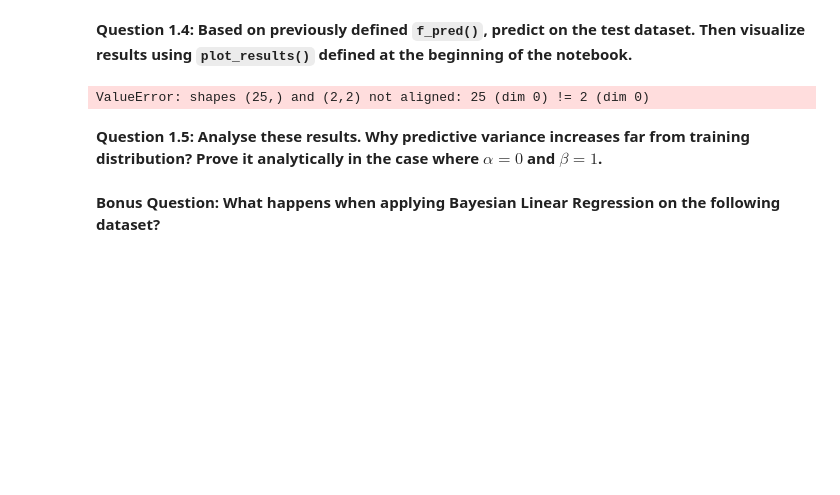
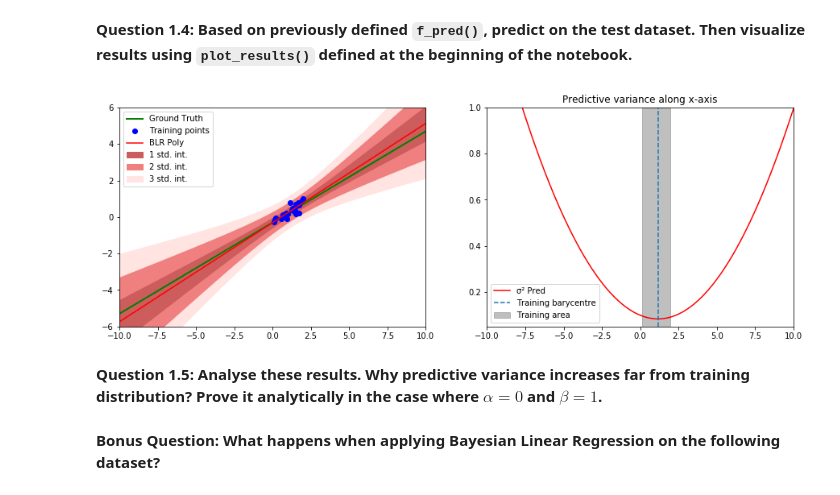
Before and after one commit to rogerlucena/rdfia, a Jupyter notebook: TDs/bloc-3/TP1_Bayesian_Linear_Regression.ipynb, the cells around one changed output. Drawn from its saved outputs; the diff is of its cells as text; code cells hidden in the pictures; blank space fills up the shorter version.

```diff
--- a/TDs/bloc-3/TP1_Bayesian_Linear_Regression.ipynb
+++ b/TDs/bloc-3/TP1_Bayesian_Linear_Regression.ipynb
@@ -205,27 +205,36 @@ def closed_form(func, X_train, y_train, alpha, beta):
     Args:
       func: (function) the basis function used
       X_train: (array) train inputs, sized [N,]
-      y_train: (array) train labels, sized [N, ]
+      y_train: (array) train labels, sized [N,]
       alpha: (float) prior precision parameter
       beta: (float) noise precision parameter
 
     Returns:
       (function) prediction function, returning itself both mean and std
     """
-    phi = func(X_train) # N x p+1
+    phi = func(X_train) # dim: (N, p+1)
     p = phi.shape[1]-1
 
-    sigma_inv = alpha * np.eye(p+1) + beta * phi.transpose() @ phi # p+1 x p+1
-    sigma = np.linalg.inv(sigma_inv) # p+1 x p+1
-    mu = beta * sigma @ phi.transpose() @ y_train # p+1 x 1
-    print('X_train.shape', X_train.shape)
+    sigma_inv_N = alpha + beta * phi.T @ phi # dim: (p+1, p+1)
+    sigma_N = np.linalg.inv(sigma_inv_N) # dim: (p+1, p+1)
+    mu = beta * (sigma_N @ phi.T @ y_train)
+    mu = mu.reshape(-1, 1) # dim: (p+1, 1)
+
+    # print('X_train.shape', X_train.shape)
+    # print('sigma_N.shape', sigma_N.shape) # dim: (2, 2)
 
     #TO DO
-    def f_model(x) :
-        mean = mu.transpose() @ phi @ x # 1 x p+1
-        variance = 1/beta + phi @ x.T @ sigma @ phi @ x
+    def f_model(x):
+        phi_x = func(x) # dim: (1, p+1)
+        mean = mu.T @ phi_x.T # dim: (1, p+1)
+        variance = 1/beta + phi_x @ sigma_N.T @ phi_x.T
+
         return mean, variance**(0.5)
 
+        # print('x.shape:', x.shape) # dim: (1, 1)
+        # print('phi_x.shape:', phi_x.shape) # dim: (1, 2)
+        # print('mu.shape:', mu.shape) # dim: (2, 1)
+
     return f_model
 # %%
 f_pred = closed_form(phi_linear, dataset_linear['X_train'], dataset_linear['y_train'],
@@ -237,24 +244,31 @@ X_train.shape (25,)
 # %%
 # TO DO : predict on test dataset and visualize results
 X_test = dataset_linear['X_test']
 y_test = dataset_linear['y_test']
 y_pred = []
 std_pred = []
-phi = phi_linear(X_test)
 
 for i in range(X_test.shape[0]):
-    x = phi[i]
-    mean, std = f_pred(x)
-    pred = np.random.normal(mean, std)
+    x = X_test[i]
+    mean, std = f_pred(x.reshape(1, -1))
+    mean = mean[0, 0]
+    std = std[0, 0]
+    pred = mean
     y_pred.append(pred)
     std_pred.append(std)
 
 y_pred = np.array(y_pred)
 std_pred = np.array(std_pred)
 
-plot_results(dataset_linear['X_train'], dataset_linear['y_train'], X_test, y_test, y_pred, std_pred)
+# print('y_pred.shape:', y_pred.shape)
+# print('X_test.shape:', X_test.shape)
+# print('y_test.shape:', y_test.shape)
+# print('std_pred.shape:', std_pred.shape)
+
+plot_results(dataset_linear['X_train'], dataset_linear['y_train'], X_test, y_test, y_pred, std_pred,
+            xmin=-10, xmax=10, ymin=-6, ymax=6, stdmin=0.05, stdmax=1)
 # %% [output]
-ValueError: shapes (25,) and (2,2) not aligned: 25 (dim 0) != 2 (dim 0)
+[figure, added]
 # %% [markdown]
 **Question 1.5: Analyse these results. Why predictive variance increases far from training distribution? Prove it analytically in the case where $\alpha=0$ and $\beta=1$.**
 # %% [markdown]
```
Also changed, not shown: parts of 17 cells of this notebook, 7 other files.
